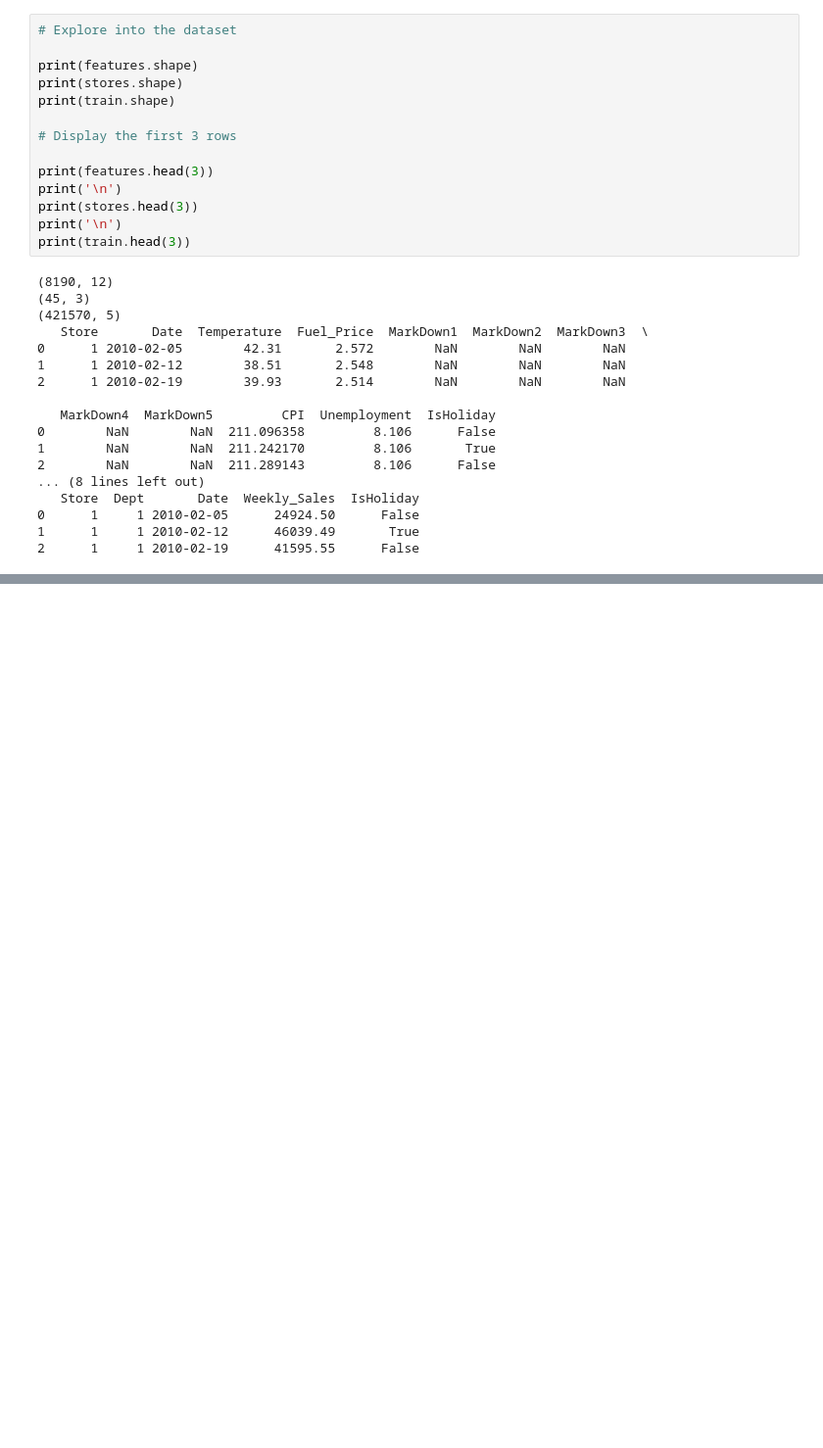
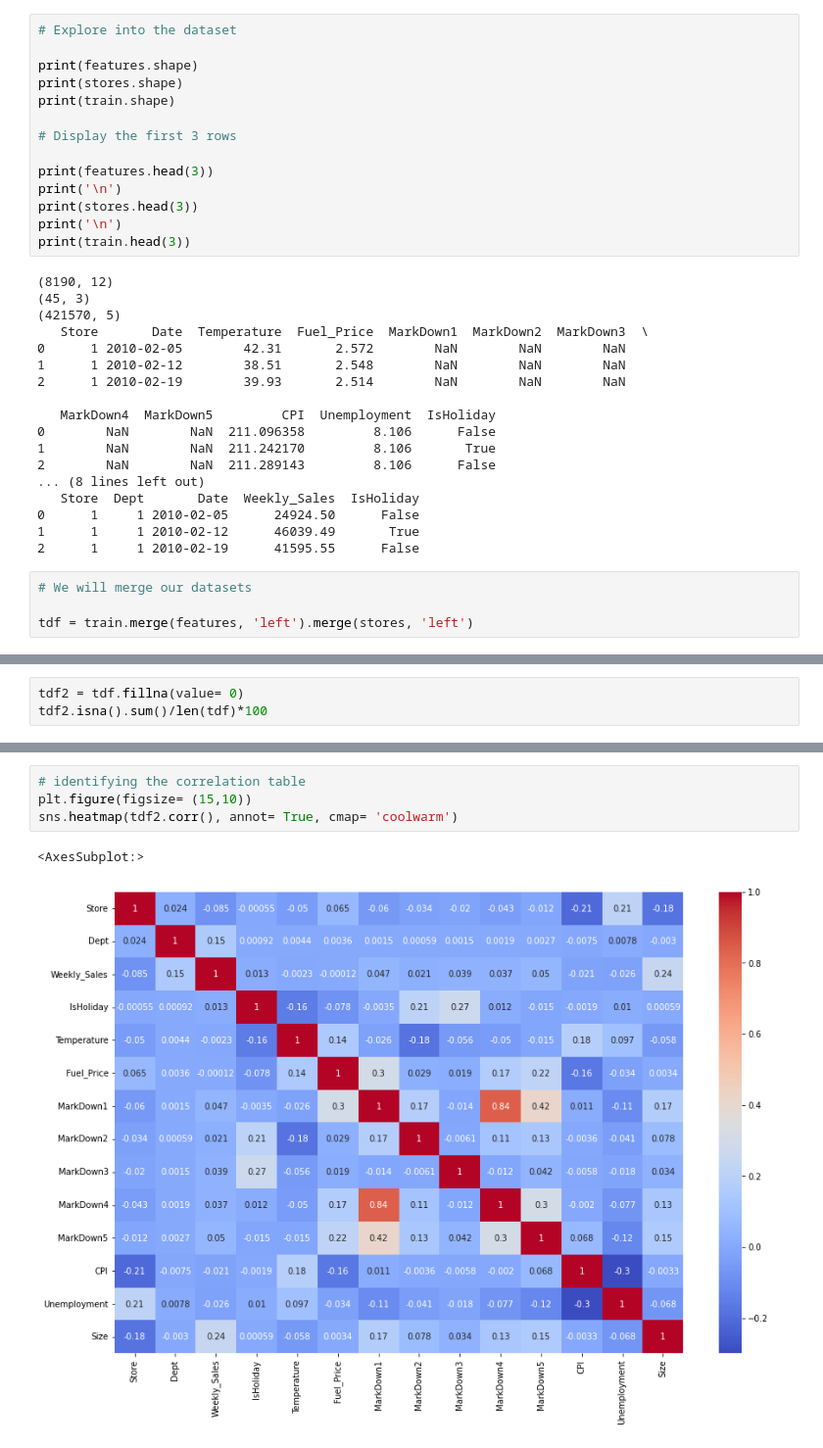
Before and after one commit to FRIDAYAI-E/ecommerce, a Jupyter notebook: data_explore.ipynb, the cells around one changed output, grey strips where cells are left out. Shown at 98% size. Cells and saved outputs as stored; diff of their text form; blank space fills up the shorter version.

```diff
--- a/data_explore.ipynb
+++ b/data_explore.ipynb
@@ -43,3 +43,7 @@ print(train.head(3))
 0      1     1 2010-02-05      24924.50      False
 1      1     1 2010-02-12      46039.49       True
 2      1     1 2010-02-19      41595.55      False
+# %%
+# We will merge our datasets
+
+tdf = train.merge(features, 'left').merge(stores, 'left')
@@ -45,0 +123,3 @@ print(train.head(3))
+# %%
+tdf2 = tdf.fillna(value= 0)
+tdf2.isna().sum()/len(tdf)*100
@@ -45,0 +144,7 @@ print(train.head(3))
+# %%
+# identifying the correlation table
+plt.figure(figsize= (15,10))
+sns.heatmap(tdf2.corr(), annot= True, cmap= 'coolwarm')
+# %% [output]
+<AxesSubplot:>
+[figure, added]
```
Also changed, not shown: parts of 8 cells of this notebook.
